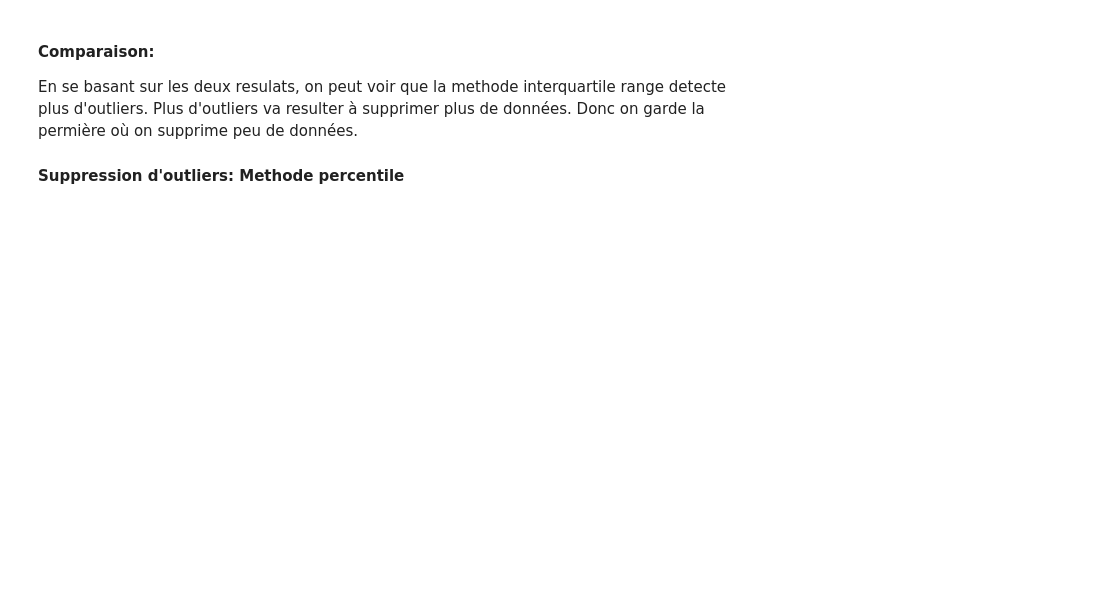
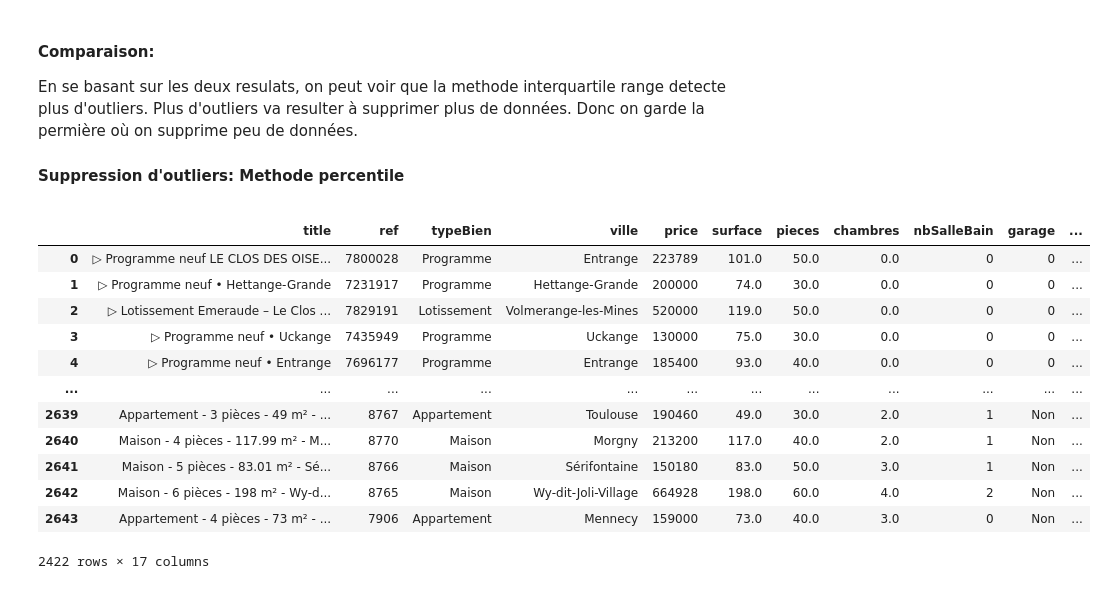
Before and after one commit to M2-CYU-Real-Estate/data_cleaning, a Jupyter notebook: dataCleaner.ipynb, the cells around one changed output. Saved outputs shown, nothing was run; the diff lists cells and outputs as text; code cells hidden in the pictures; blank space fills up the shorter version.

```diff
--- a/dataCleaner.ipynb
+++ b/dataCleaner.ipynb
@@ -414,5 +376,21 @@ df = remove_outliers(
     compute_percentile_bounds,
     cutoff_percentage=1.0
 )
+# %%
+df
+# %% [output]
+|  | title | ref | typeBien | ville | price | surface | pieces | chambres | nbSalleBain | garage | ... |
+| 0 | ▷ Programme neuf LE CLOS DES OISE... | 7800028 | Programme | Entrange | 223789 | 101.0 | 50.0 | 0.0 | 0 | 0 | ... |
+| 1 | ▷ Programme neuf • Hettange-Grande | 7231917 | Programme | Hettange-Grande | 200000 | 74.0 | 30.0 | 0.0 | 0 | 0 | ... |
+| 2 | ▷ Lotissement Emeraude – Le Clos ... | 7829191 | Lotissement | Volmerange-les-Mines | 520000 | 119.0 | 50.0 | 0.0 | 0 | 0 | ... |
+| 3 | ▷ Programme neuf • Uckange | 7435949 | Programme | Uckange | 130000 | 75.0 | 30.0 | 0.0 | 0 | 0 | ... |
+| 4 | ▷ Programme neuf • Entrange | 7696177 | Programme | Entrange | 185400 | 93.0 | 40.0 | 0.0 | 0 | 0 | ... |
+| ... | ... | ... | ... | ... | ... | ... | ... | ... | ... | ... | ... |
+| 2639 | Appartement - 3 pièces - 49 m² - ... | 8767 | Appartement | Toulouse | 190460 | 49.0 | 30.0 | 2.0 | 1 | Non | ... |
+| 2640 | Maison - 4 pièces - 117.99 m² - M... | 8770 | Maison | Morgny | 213200 | 117.0 | 40.0 | 2.0 | 1 | Non | ... |
+| 2641 | Maison - 5 pièces - 83.01 m² - Sé... | 8766 | Maison | Sérifontaine | 150180 | 83.0 | 50.0 | 3.0 | 1 | Non | ... |
+| 2642 | Maison - 6 pièces - 198 m² - Wy-d... | 8765 | Maison | Wy-dit-Joli-Village | 664928 | 198.0 | 60.0 | 4.0 | 2 | Non | ... |
+| 2643 | Appartement - 4 pièces - 73 m² - ... | 7906 | Appartement | Mennecy | 159000 | 73.0 | 40.0 | 3.0 | 0 | Non | ... |
+2422 rows × 17 columns
 # %%
 df.to_csv('finalDataset.csv', sep='\t', encoding='utf-8')
```
Also changed, not shown: parts of 12 cells of this notebook, 1 other file.
